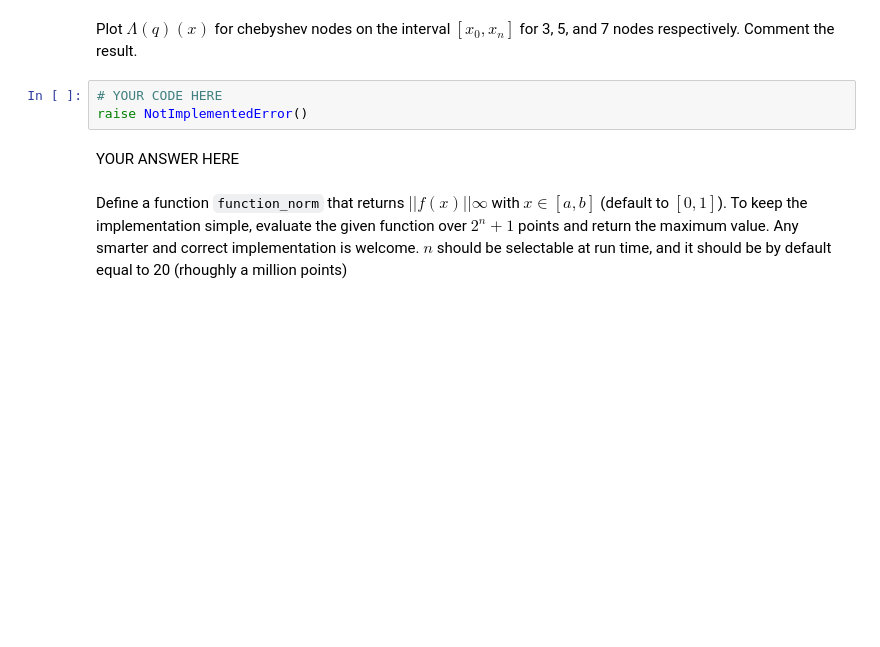
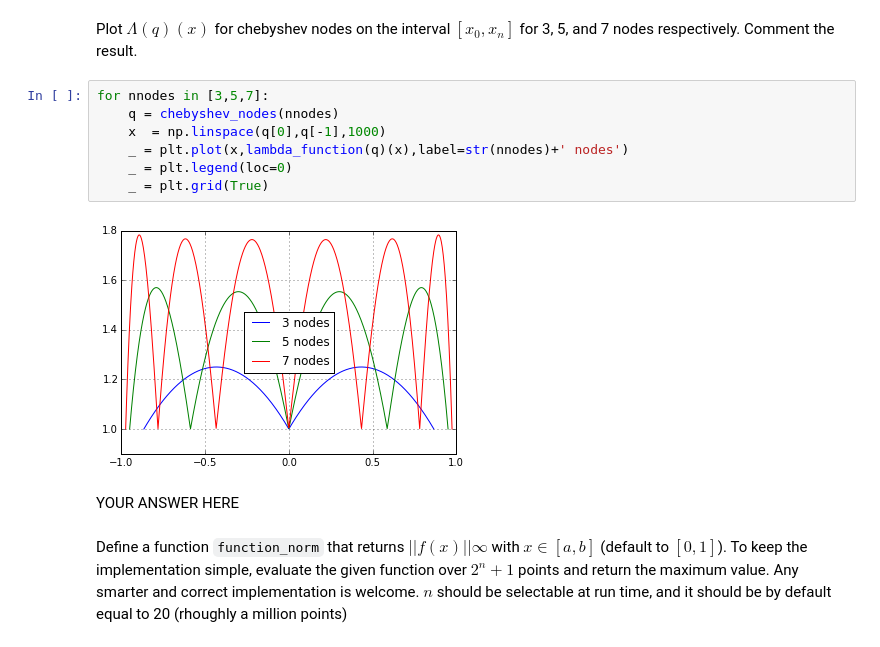
Before and after one commit to sissa/P1.4_seed, a Jupyter notebook: assignments/release/Basics/D2-exercises.ipynb, the cells around one changed output. Cells and saved outputs as stored; diff of their text form; blank space fills up the shorter version.

```diff
--- a/assignments/release/Basics/D2-exercises.ipynb
+++ b/assignments/release/Basics/D2-exercises.ipynb
@@ -69,8 +103,14 @@ raise NotImplementedError()
 # %% [markdown]
 Plot $\Lambda(q)(x)$ for chebyshev nodes on the interval $[x_0,x_n]$ for 3, 5, and 7 nodes respectively. Comment the result.
-# %%
-# YOUR CODE HERE
-raise NotImplementedError()
+# %%
+for nnodes in [3,5,7]:
+    q = chebyshev_nodes(nnodes)
+    x  = np.linspace(q[0],q[-1],1000)
+    _ = plt.plot(x,lambda_function(q)(x),label=str(nnodes)+' nodes')
+    _ = plt.legend(loc=0)
+    _ = plt.grid(True)
+# %% [output]
+[figure, added]
 # %% [markdown]
 YOUR ANSWER HERE
 # %% [markdown]
```
Also changed, not shown: parts of 36 cells of this notebook.
